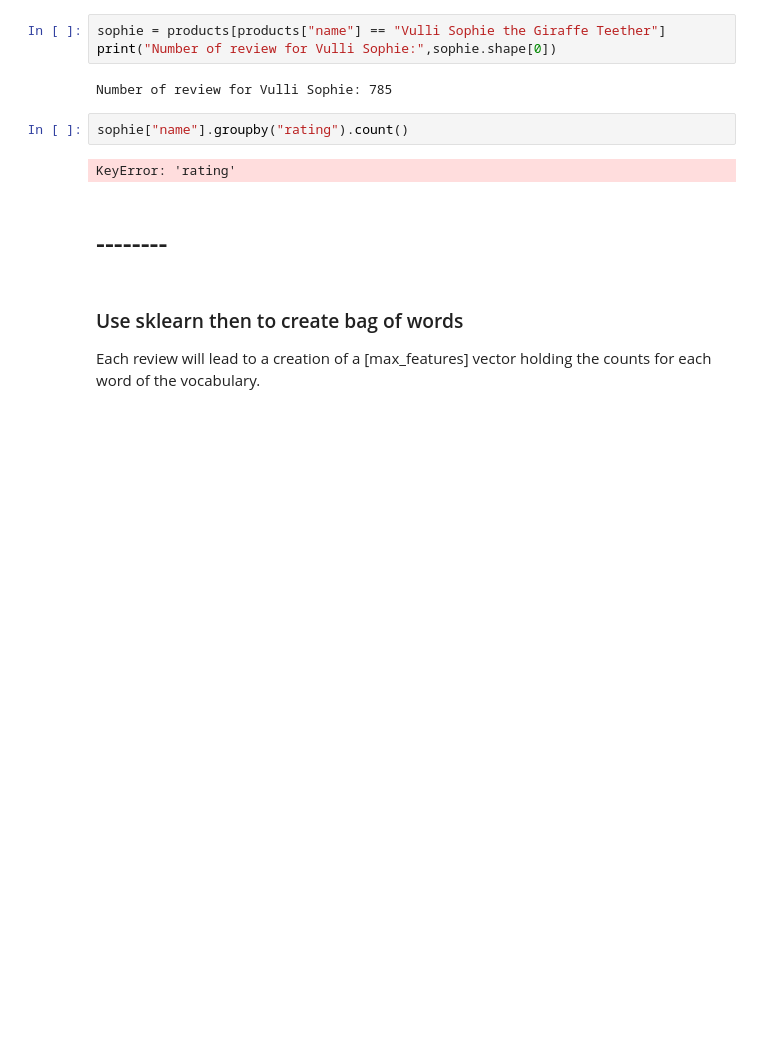
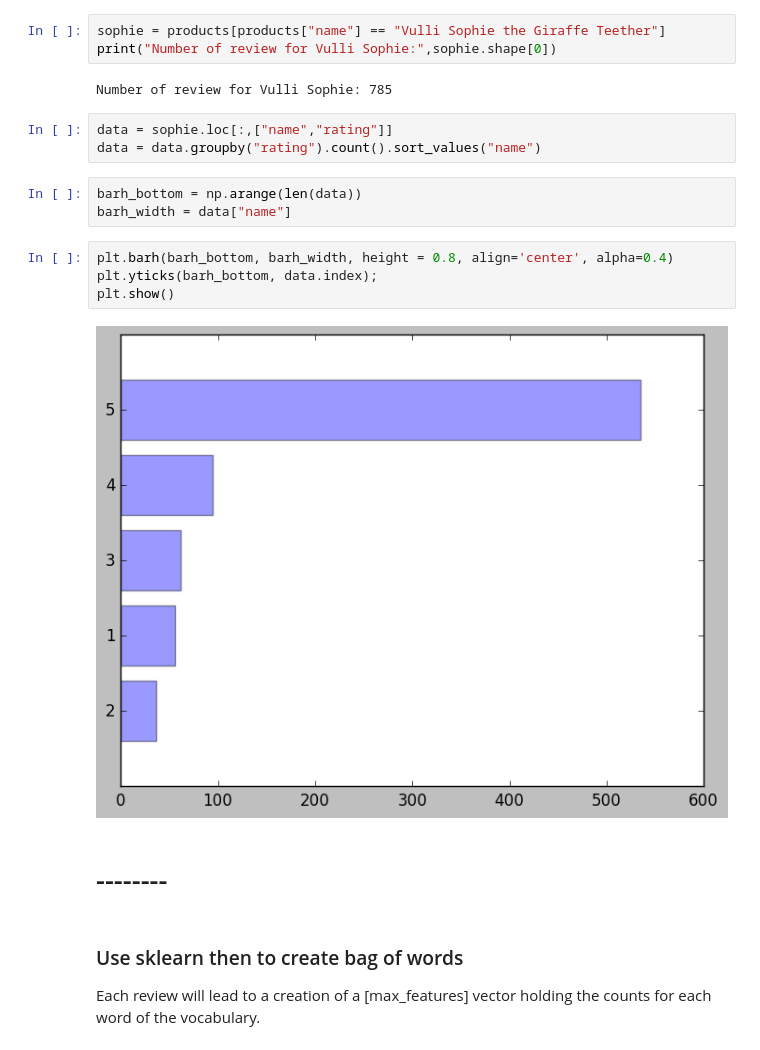
Before and after one commit to ddumet/coursera_machine_learning_foundations, a Jupyter notebook: analysing_sentiment.ipynb, the cells around one changed output. Cells and saved outputs as stored; diff of their text form; blank space fills up the shorter version.

```diff
--- a/analysing_sentiment.ipynb
+++ b/analysing_sentiment.ipynb
@@ -111,9 +111,17 @@ print("Number of review for Vulli Sophie:",sophie.shape[0])
 # %% [output]
 Number of review for Vulli Sophie: 785
 # %%
-sophie["name"].groupby("rating").count()
+data = sophie.loc[:,["name","rating"]]
+data = data.groupby("rating").count().sort_values("name")
-# %% [output]
-KeyError: 'rating'
+# %%
+barh_bottom = np.arange(len(data))
+barh_width = data["name"]
+# %%
+plt.barh(barh_bottom, barh_width, height = 0.8, align='center', alpha=0.4)
+plt.yticks(barh_bottom, data.index);
+plt.show()
+# %% [output]
+[figure, added]
 # %% [markdown]
 # --------
 # %% [markdown]
```
Also changed, not shown: parts of 8 cells of this notebook.
